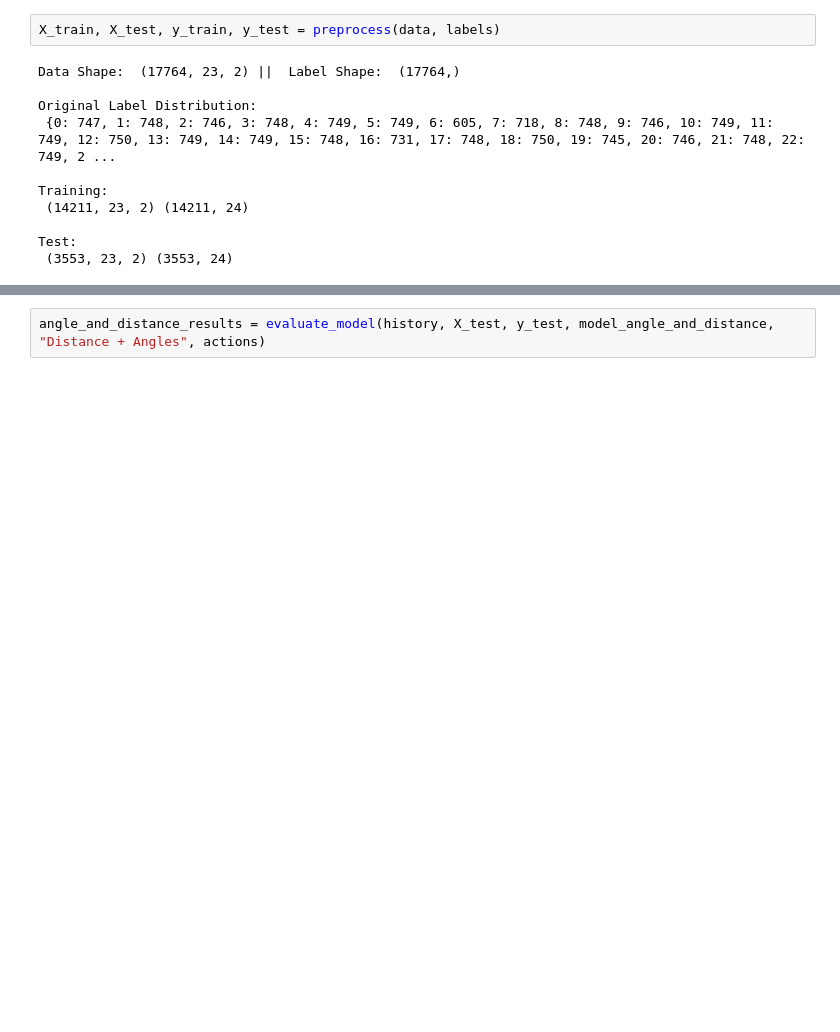
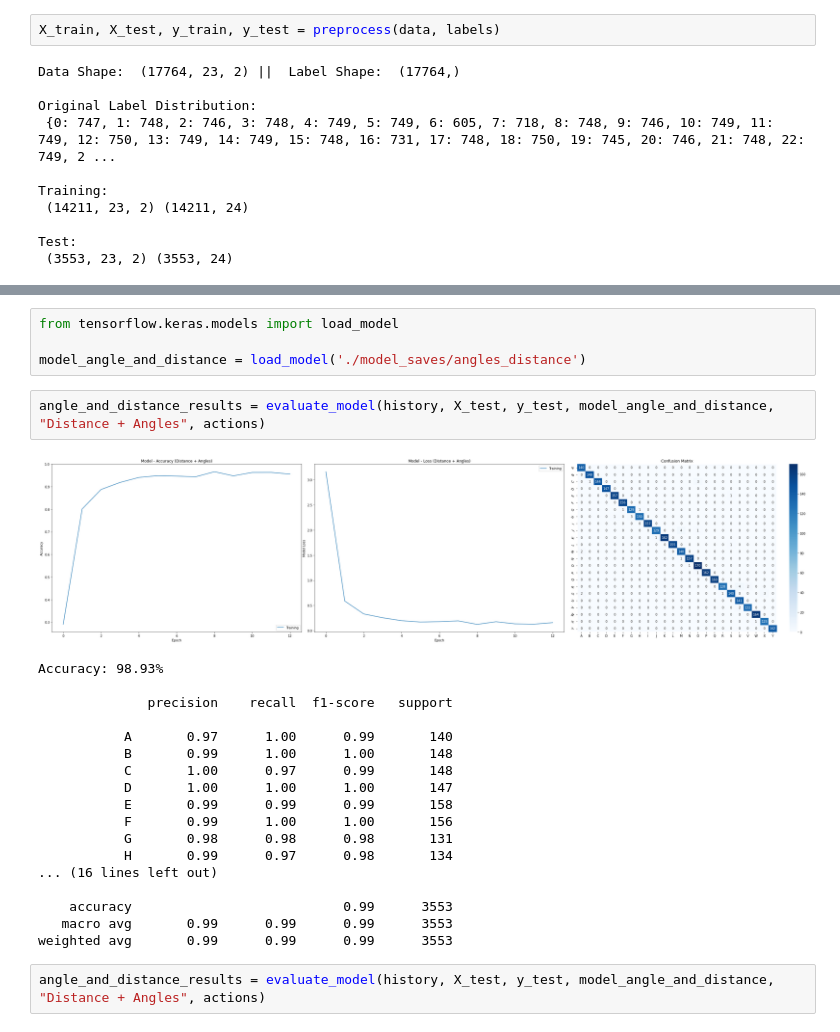
Before and after one commit to Srinivas-Natarajan/Gesture-Recognition-for-Sign-Language-Translation, a Jupyter notebook: ML/Model Training.ipynb, the cells around one changed output, grey strips where cells are left out. Cells and saved outputs as stored; diff of their text form; blank space fills up the shorter version.

```diff
--- a/ML/Model Training.ipynb
+++ b/ML/Model Training.ipynb
@@ -529,4 +554,29 @@ Epoch 19/50
 WARNING:tensorflow:Can save best model only with val_loss available, skipping.
+# %%
+from tensorflow.keras.models import load_model
+
+model_angle_and_distance = load_model('./model_saves/angles_distance')
+# %%
+angle_and_distance_results = evaluate_model(history, X_test, y_test, model_angle_and_distance, "Distance + Angles", actions)
+# %% [output]
+[figure, added]
+Accuracy: 98.93%
+
+              precision    recall  f1-score   support
+
+           A       0.97      1.00      0.99       140
+           B       0.99      1.00      1.00       148
+           C       1.00      0.97      0.99       148
+           D       1.00      1.00      1.00       147
+           E       0.99      0.99      0.99       158
+           F       0.99      1.00      1.00       156
+           G       0.98      0.98      0.98       131
+           H       0.99      0.97      0.98       134
+... (16 lines left out)
+
+    accuracy                           0.99      3553
+   macro avg       0.99      0.99      0.99      3553
+weighted avg       0.99      0.99      0.99      3553
 # %%
 angle_and_distance_results = evaluate_model(history, X_test, y_test, model_angle_and_distance, "Distance + Angles", actions)
 # %% [output]
```
Also changed, not shown: parts of 14 cells of this notebook, 4 other files.
